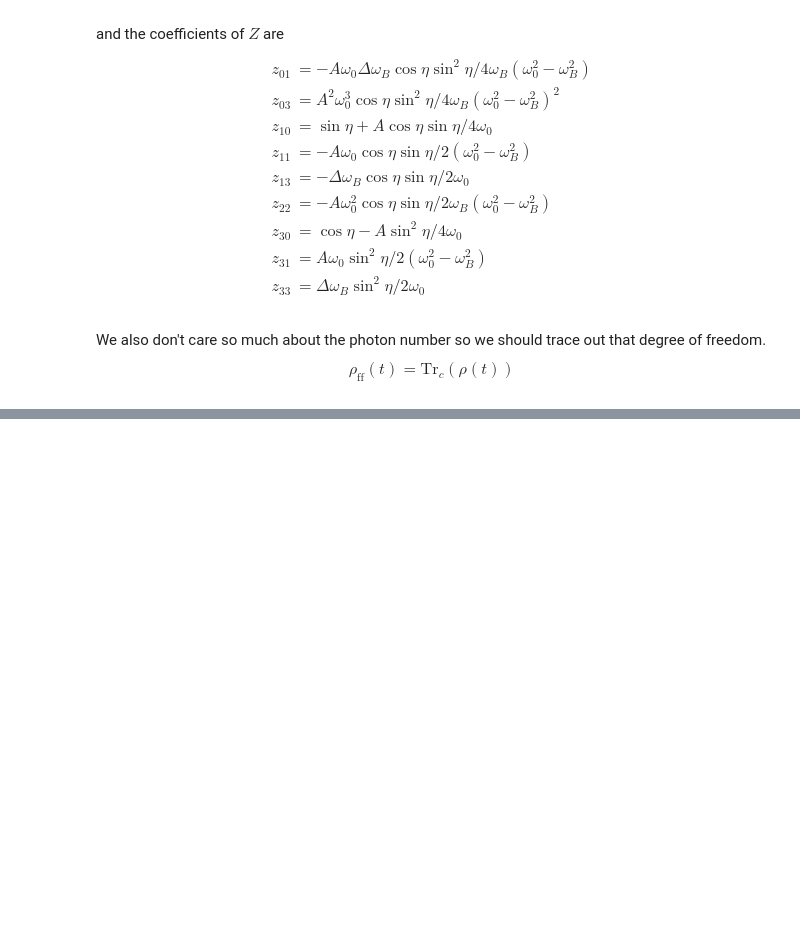
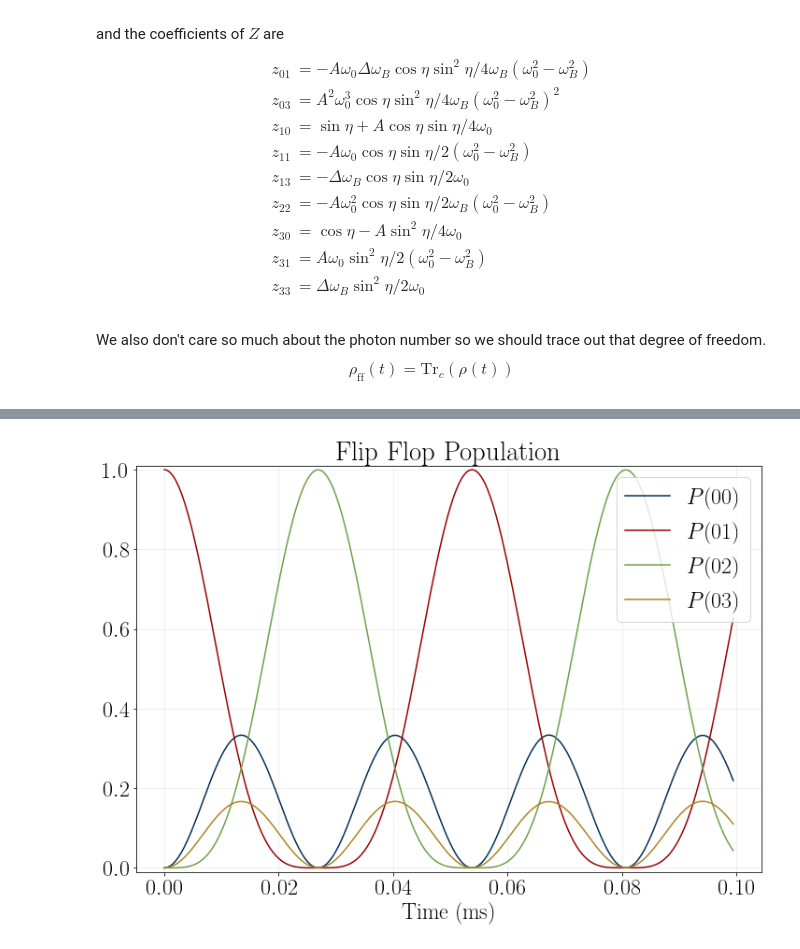
Before and after one commit to jtruong04/FlipFlopQubit_CavityCoupling, a Jupyter notebook: Time_Evolution.ipynb, the cells around one changed output, grey strips where cells are left out. Cells and saved outputs as stored; diff of their text form; code cells hidden in the pictures; blank space fills up the shorter version.

```diff
--- a/Time_Evolution.ipynb
+++ b/Time_Evolution.ipynb
@@ -218,0 +222,88 @@ Comparing the cavity occupation plots for different values of the cavity energy,
+# %%
+# You can play around with these
+Np = 4 # Maximum number of photons per mode
+#                    IX, IZ, XI, XX, XZ, YY, ZI, ZX, ZZ
+approxInteraction = [ 0,  0,  1,  0,  0,  0,  0,  1,  0]
+approxNoise =       [ 0,  0,  0,  1,  0,  1,  0,  0,  0]
+
+detuning = 0
+g = 0.001
+T_Max = 100000
+N_t =200
+# Build parameter dicts
+parameters_qubits = [
+    {'Vt':11.4, 'wB':11.15, 'eps':1.15},
+    {'Vt':11.4, 'wB':11.15, 'eps':1.15}
+]
+parameters_cavity = [
+    {'wcav': 10 , 'g':g}
+]
+parameters_noise = [
+    {'type':Pink(wl=2.0*np.pi*1e-15,wh=2.0*np.pi*1e3),'wn':0.323,'effected_donors':[1,0]},
+    {'type':Pink(wl=2.0*np.pi*1e-15,wh=2.0*np.pi*1e3),'wn':0.323,'effected_donors':[0,1]}
+]
+
+system = FlipFlopSystem({
+            'Nm': 1,
+            'Np': Np,
+            'Nd': 2,
+            'Nn': 2,
+            'parameters_cavity': parameters_cavity,
+            'parameters_qubits': parameters_qubits,
+            'parameters_noise': parameters_noise
+        })
+flipflopenergies = np.diag(system.getQubitHamiltonian())
+w01 = flipflopenergies[1]-flipflopenergies[0]
+
+# print(parameters_cavity[0])
+system.parameters_cavity[0]['wcav']=w01-detuning
+# print(parameters_cavity[0])
+H0 = system.getSystemHamiltonian()
+Hn = system.getNoiseHamiltonian()
+# # Initialize cavity( to va)cuum state
+# initial_cavity_state = np.zeros(((Np+1),1))
+# initial_cavity_state[1,:] = 1
+# # Initialize flip-flop to be |0...0>|1>
+# initial_flipflop_state = np.zeros((16,1))
+# initial_flipflop_state[1,:] = 1
+# initial_total_state = np.kron(initial_cavity_state,initial_flipflop_state)
+
+# t, rho, rho_zeroNoise =  computeDensityMatrix(system, initial_total_state, T_Max, N_t, dephaseOnly=True,approxInteraction=approxInteraction,approxNoise=approxNoise)
+# rho_cav, rho_ff = partialTrace(rho_zeroNoise, 5, 16)
+# timeString = datetime.datetime.now().strftime('%m%d%H%M%S')
+# filename = plotFlipFlopPopulation(t, rho_ff, 2, states=[0,1,4,5],name = f"{timeString}_{2}q{4}p_FlipFlop_zeroNoise")
+# # saveParameters(filename,parameters_qubits,parameters_cavity, parameters_noise,detuning=detuning,approxInteraction=approxInteraction,approxNoise=approxNoise)
+# rho_cav, rho_ff = partialTrace(rho, 5, 16)
+# timeString = datetime.datetime.now().strftime('%m%d%H%M%S')
+# filename = plotFlipFlopPopulation(t, rho_ff, 2, states=[0,1,4,5],name = f"{timeString}_{2}q{4}p_FlipFlop_withNoise")
+# # saveParameters(filename,parameters_qubits,parameters_cavity, parameters_noise,detuning=detuning,approxInteraction=approxInteraction,approxNoise=approxNoise)
+
+system2 = FlipFlopSWSystem({
+            'n0': 2,
+            'parameters_cavity': parameters_cavity[0],
+            'parameters_qubits': parameters_qubits,
+            'parameters_noise': parameters_noise
+        })
+# print(system2.getSystemHamiltonian())
+# print(parameters_cavity[0])
+system2.parameters_cavity['wcav']=w01-detuning
+# print(parameters_cavity[0])
+
+H0sw = system2.getSystemHamiltonian()
+Hnsw, _ = system2.getNoiseHamiltonian()
+print(H0sw)
+print(Hnsw[0])
+print(Hnsw[1])
+# Initialize state
+initial_total_state = np.zeros((4,1))
+initial_total_state[1,:] = 1
+
+
+t, rho, rho_zeroNoise =  computeDensityMatrix(system2, initial_total_state, T_Max, N_t, dephaseOnly=True)
+timeString = datetime.datetime.now().strftime('%m%d%H%M%S')
+filename = plotFlipFlopPopulation(t, rho_zeroNoise, 2,name = f"{timeString}_{2}q{4}p_FlipFlop_zeroNoise")
+# saveParameters(filename,parameters_qubits,parameters_cavity, parameters_noise,detuning=detuning)
+timeString = datetime.datetime.now().strftime('%m%d%H%M%S')
+filename = plotFlipFlopPopulation(t, rho, 2,name = f"{timeString}_{2}q{4}p_FlipFlop_withNoise")
+# saveParameters(filename,parameters_qubits,parameters_cavity, parameters_noise,detuning=detuning)
+# %% [output]
@@ -218,0 +327 @@ Comparing the cavity occupation plots for different values of the cavity energy,
+[figure, added]
```
Also changed, not shown: parts of 6 cells of this notebook, 16 other files.
